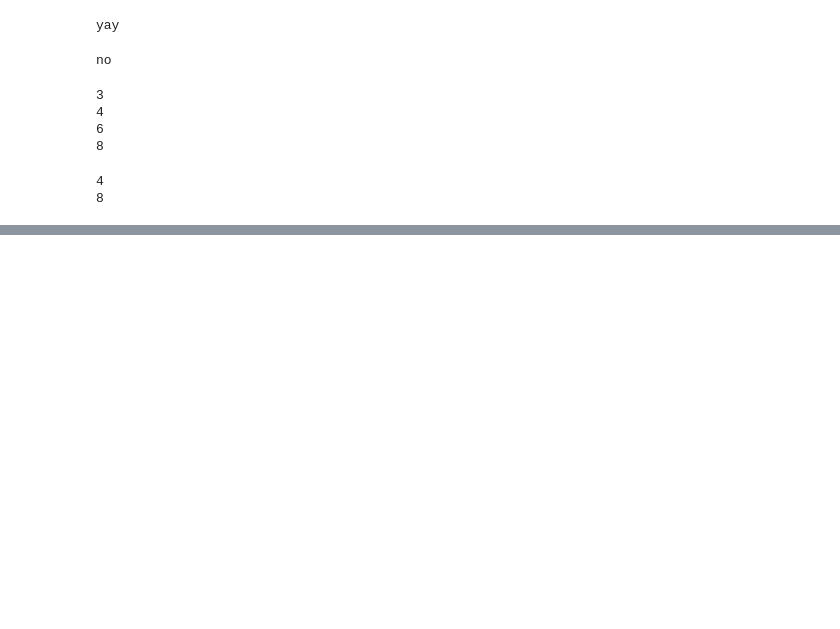
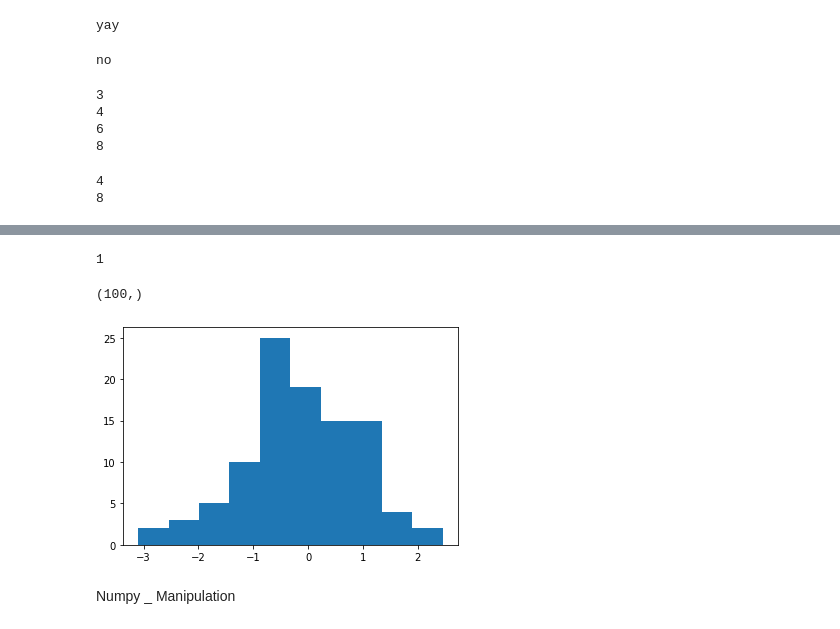
Before and after one commit to jinyoung821/class2019Fall, a Jupyter notebook: English Phonology.ipynb, the cells around one changed output, grey strips where cells are left out. Cells and saved outputs as stored; diff of their text form; code cells hidden in the pictures; blank space fills up the shorter version.

```diff
--- a/English Phonology.ipynb
+++ b/English Phonology.ipynb
@@ -353,0 +504,3 @@ for i in range(1, 3):
+# %%
+data = np.random.normal(0,1,100)     # normal distribution을 만듦 (평균 0, 표준편차 1의 100개의 데이터)
+print(data)
@@ -353,0 +525,15 @@ for i in range(1, 3):
+# %%
+data.ndim     # data는 1차원
+# %% [output]
+1
+# %%
+data.shape     # data의 개수는 100개
+# %% [output]
+(100,)
+# %%
+plt.hist(data, bins = 10)     # data를 10개의 도수로 이루어진 히스토그램으로 표현
+plt.show()
+# %% [output]
+[figure, added]
+# %% [markdown]
+Numpy _ Manipulation
```
Also changed, not shown: parts of 58 cells of this notebook, 1 other file.
